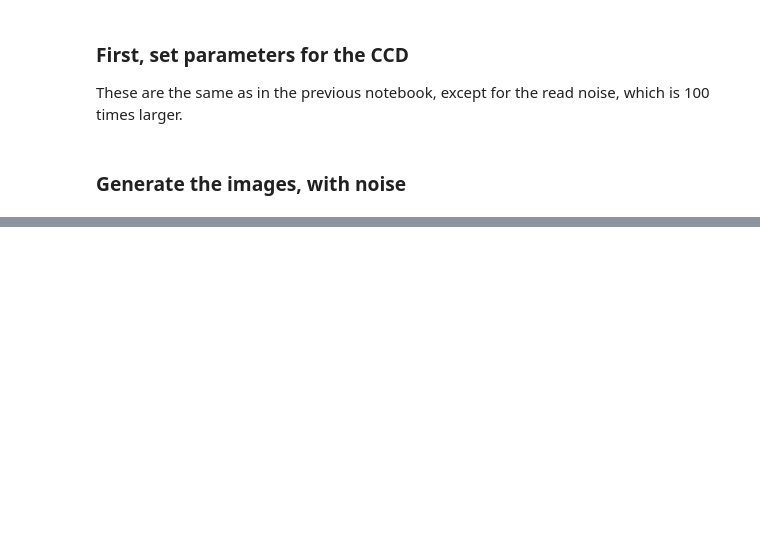
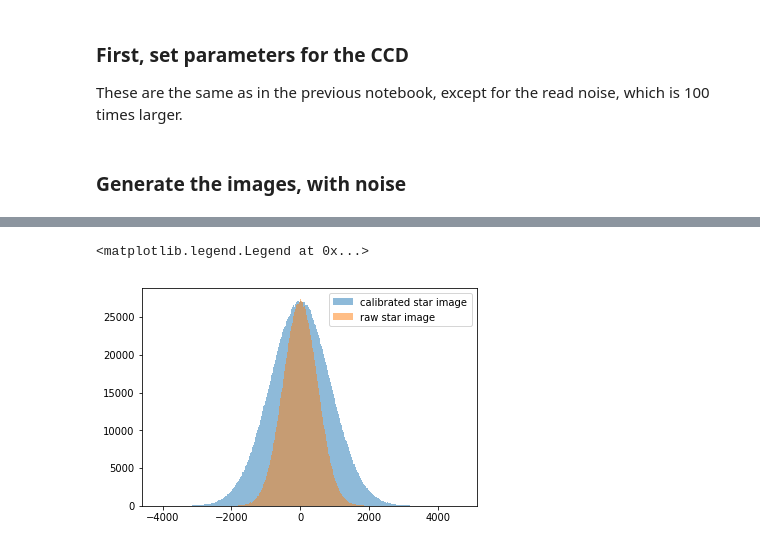
Before and after one commit to astropy/ccd-reduction-and-photometry-guide, a Jupyter notebook: notebooks/01.05-Calibration-overview.ipynb, the cells around one changed output, grey strips where cells are left out. Saved outputs shown, nothing was run; the diff lists cells and outputs as text; code cells hidden in the pictures; blank space fills up the shorter version.

```diff
--- a/notebooks/01.05-Calibration-overview.ipynb
+++ b/notebooks/01.05-Calibration-overview.ipynb
@@ -92,0 +141,7 @@ Maybe it is enough to just stick with the first example in this notebook, or to
+# %%
+hist(calibrated_stars.flatten(), bins='freedman', label='calibrated star image', alpha=0.5)
+hist(stars_with_noise.flatten(), bins='freedman', label='raw star image', alpha=0.5)
+plt.legend()
+# %% [output]
+<matplotlib.legend.Legend at 0x...>
+[figure, added]
```
Also changed, not shown: parts of 16 cells of this notebook.
